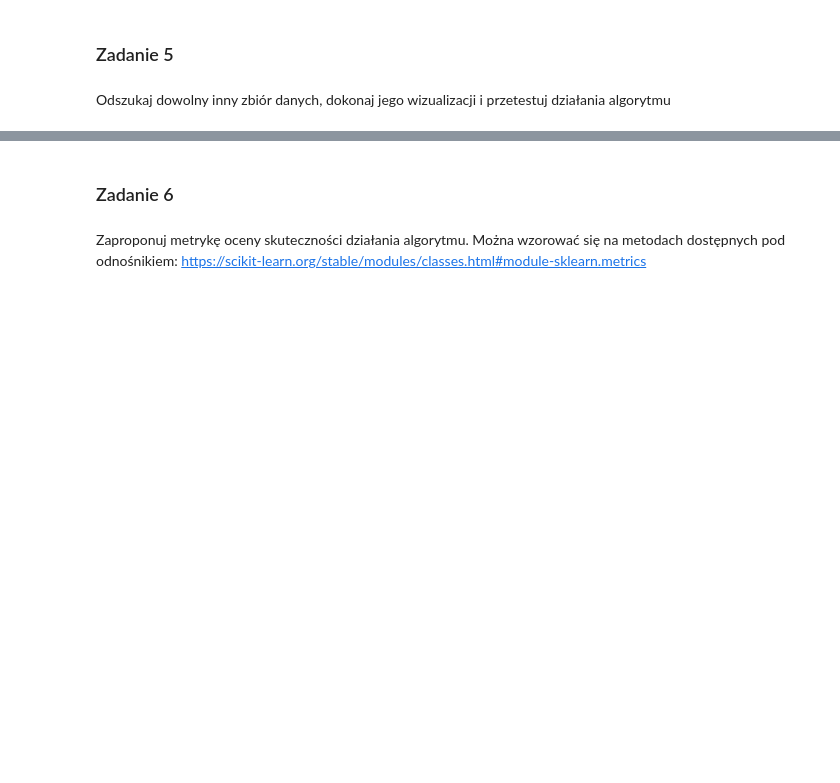
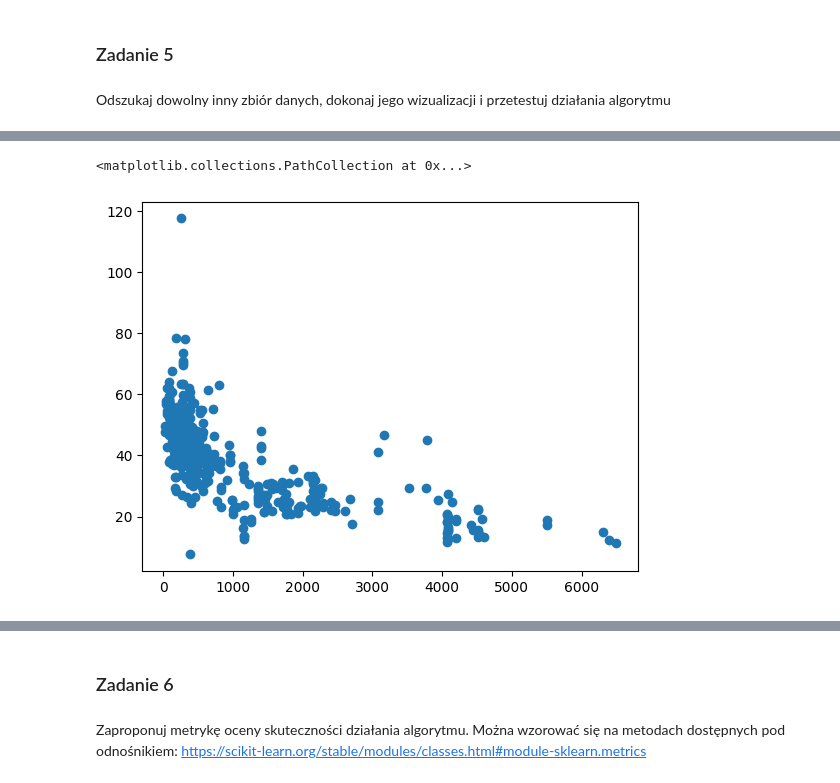
Before and after one commit to DyremiX/Laby, a Jupyter notebook: Lab3/139509_michal_dubiel_Polynomial_regression_2.ipynb, the cells around one changed output, grey strips where cells are left out. Saved outputs shown, nothing was run; the diff lists cells and outputs as text; code cells hidden in the pictures; blank space fills up the shorter version.

```diff
--- a/Lab3/139509_michal_dubiel_Polynomial_regression_2.ipynb
+++ b/Lab3/139509_michal_dubiel_Polynomial_regression_2.ipynb
@@ -370,3 +318,4 @@ beta0[-3]
 Odszukaj dowolny inny zbiór danych, dokonaj jego wizualizacji i przetestuj działania algorytmu
 # %%
 # YOUR CODE HERE
+df2 = pd.read_csv('../datasets/Real estate.csv', sep=',')
@@ -372,0 +331,5 @@ Odszukaj dowolny inny zbiór danych, dokonaj jego wizualizacji i przetestuj dzia
+# %%
+plt.scatter(df2['X3 distance to the nearest MRT station'], df2['Y house price of unit area'])
+# %% [output]
+<matplotlib.collections.PathCollection at 0x...>
+[figure, added]
```
Also changed, not shown: parts of 15 cells of this notebook, 3 other files.
